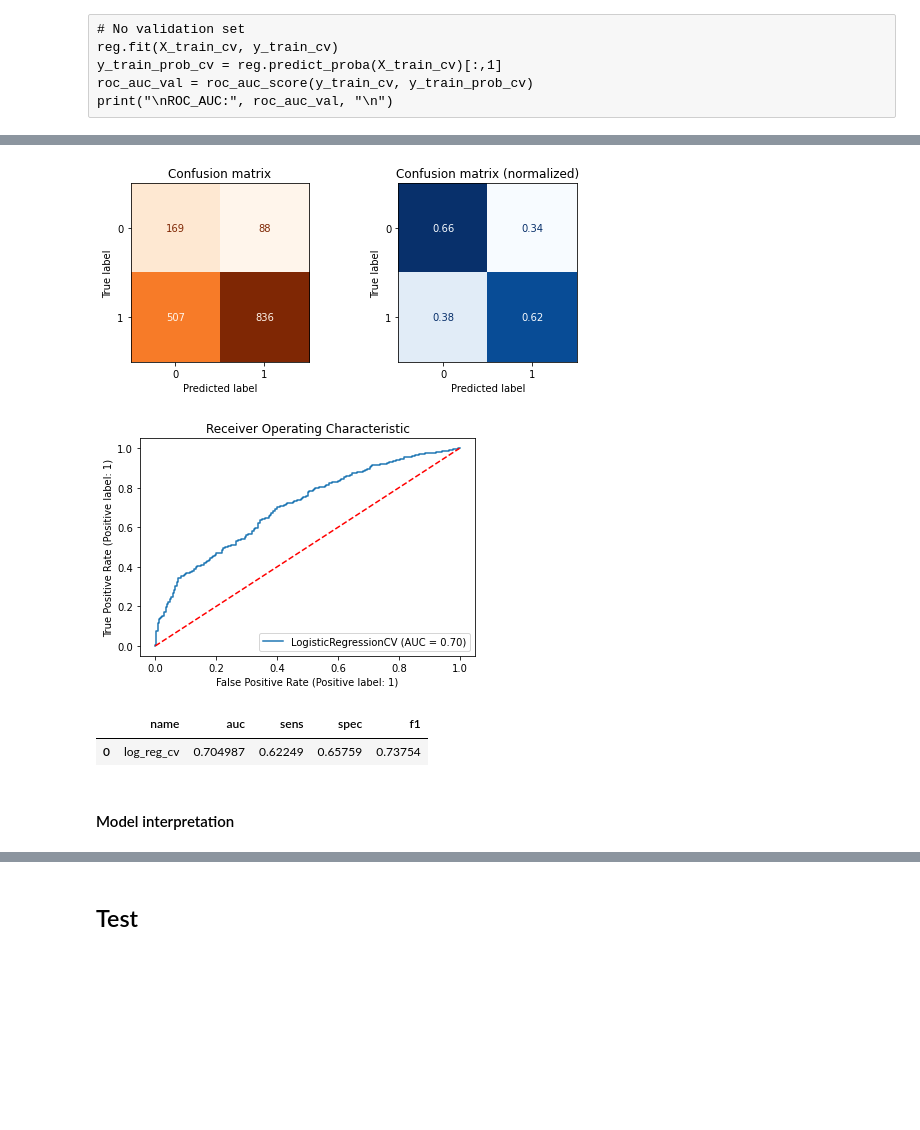
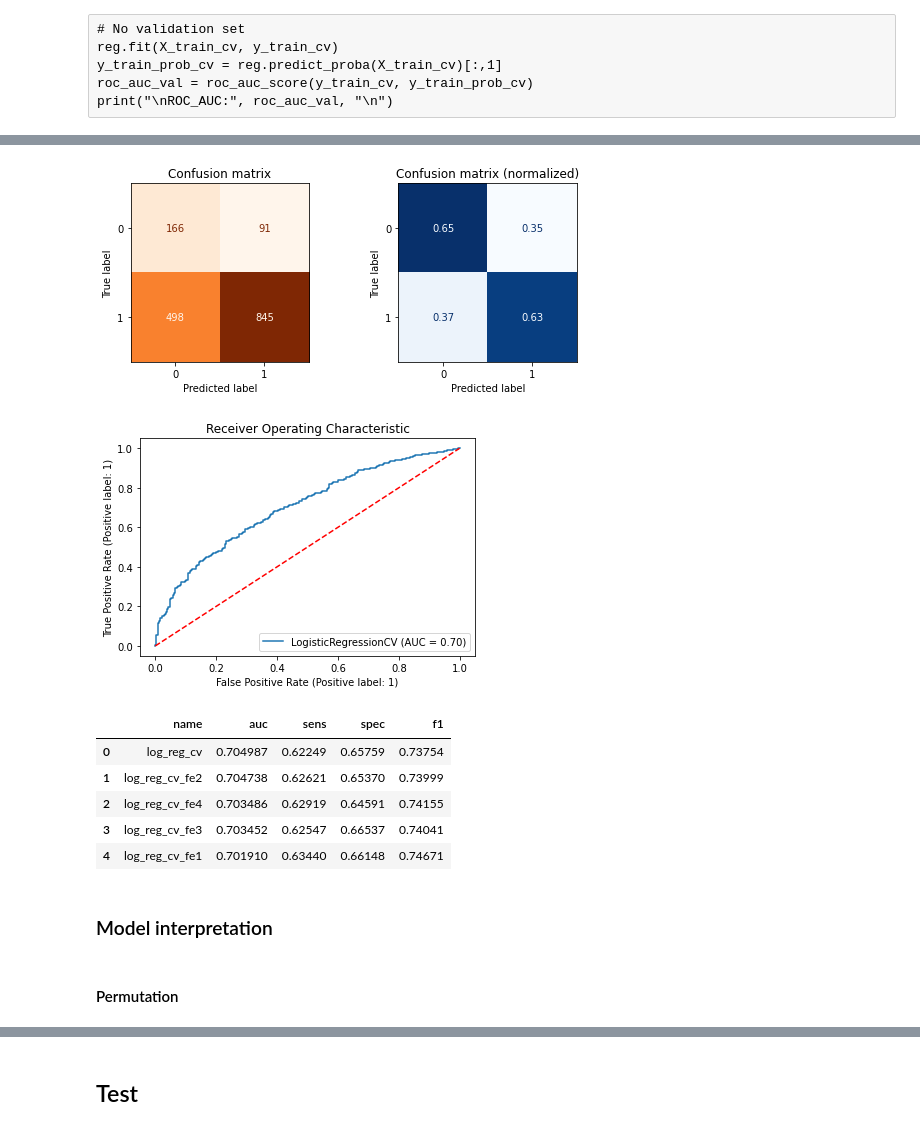
Before and after one commit to chrimaho/MDSI_ADSI_FEB21_AT1, a Jupyter notebook: notebooks/David/anker_david-10025690-week2.ipynb, the cells around one changed output, grey strips where cells are left out. Drawn from its saved outputs; the diff is of its cells as text; code cells hidden in the pictures; blank space fills up the shorter version.

Commit message:
feature extraction attempts 1-4

```diff
--- a/notebooks/David/anker_david-10025690-week2.ipynb
+++ b/notebooks/David/anker_david-10025690-week2.ipynb
@@ -125,0 +149,11 @@ X_train_res, y_train_res = sm.fit_resample(X_train, y_train)
+# %%
+# Attempt 4: New 'Ball handling' variable and drop three least important
+train_hand = df_train['STL']/df_train['TOV']
+test_hand = df_test['STL']/df_test['TOV']
+
+df_train.insert(21, 'HAND', train_hand)
+df_test.insert(21, 'HAND', test_hand)
+
+# Drop ID column - training and test data
+df_train = df_train.drop(['Id_old','Id', 'STL', 'OREB', 'AST'], axis=1)
+df_test = df_test.drop(['Id_old','Id', 'STL', 'OREB', 'AST'], axis=1)
@@ -182,15 +212,15 @@ pred_scor = pd.DataFrame(
     )
 # %%
 # Define function to fit and save models, and run predictions on validation data
-def fit_predict_save(name, x, y):
+def fit_predict_save(reg, name, X_train, y_train, X_val, y_val):
 
     # Fit classifier
-    reg.fit(x, y)
+    reg.fit(X_train, y_train)
 
     global y_train_pred, y_val_pred, y_val_prob
 
     # Model predictions on training and validation data
-    y_train_pred = reg.predict(x)
+    y_train_pred = reg.predict(X_train)
     y_val_pred = reg.predict(X_val)
     y_val_prob = reg.predict_proba(X_val)[:,1]
 
@@ -205,7 +235,7 @@ def fit_predict_save(name, x, y):
     return y_train_pred, y_val_pred, y_val_prob
 # %%
 # Define function to plot confidence matrix and ROC curve for model evaluation
-def plot_cm_roc():
+def plot_cm_roc(reg, X_val, y_val):
 
     # Print confusion matrix (standard and normalized formats)
     fig = plt.figure(figsize=(8,8))
@@ -366,6 +399,6 @@ y_train_prob_cv = reg.predict_proba(X_train_cv)[:,1]
 roc_auc_val = roc_auc_score(y_train_cv, y_train_prob_cv)
 print("\nROC_AUC:", roc_auc_val, "\n")
 # %%
-fit_predict_save('log_reg_cv', X_train, y_train)
+fit_predict_save(reg, 'log_reg_cv_fe4', X_train, y_train, X_val, y_val)
 # %% [output]
 [Parallel(n_jobs=10)]: Using backend LokyBackend with 10 concurrent workers.
@@ -380,15 +413,21 @@ ROC_AUC: 0.704987092605845
-# %%
-plot_cm_roc()
-# %% [output]
-[figure, removed]
-[figure, removed]
-# %%
-save_perf('log_reg_cv')
-# %% [output]
-|  | name | auc | sens | spec | f1 |
-| 0 | log_reg_cv | 0.704987 | 0.62249 | 0.65759 | 0.73754 |
+# %%
+plot_cm_roc(reg, X_val, y_val)
+# %% [output]
+[figure, added]
+[figure, added]
+# %%
+save_perf('log_reg_cv_fe4', y_val, y_val_pred, y_val_prob)
+# %% [output]
+|  | name | auc | sens | spec | f1 |
+| 0 | log_reg_cv | 0.704987 | 0.62249 | 0.65759 | 0.73754 |
+| 1 | log_reg_cv_fe2 | 0.704738 | 0.62621 | 0.65370 | 0.73999 |
+| 2 | log_reg_cv_fe4 | 0.703486 | 0.62919 | 0.64591 | 0.74155 |
+| 3 | log_reg_cv_fe3 | 0.703452 | 0.62547 | 0.66537 | 0.74041 |
+| 4 | log_reg_cv_fe1 | 0.701910 | 0.63440 | 0.66148 | 0.74671 |
 # %% [markdown]
-#### Model interpretation
+### Model interpretation
+# %% [markdown]
+#### Permutation
 # %%
 # Variable importance by permutation
 from mlxtend.evaluate import feature_importance_permutation
```
Also changed, not shown: parts of 18 cells of this notebook, 6 other files.
